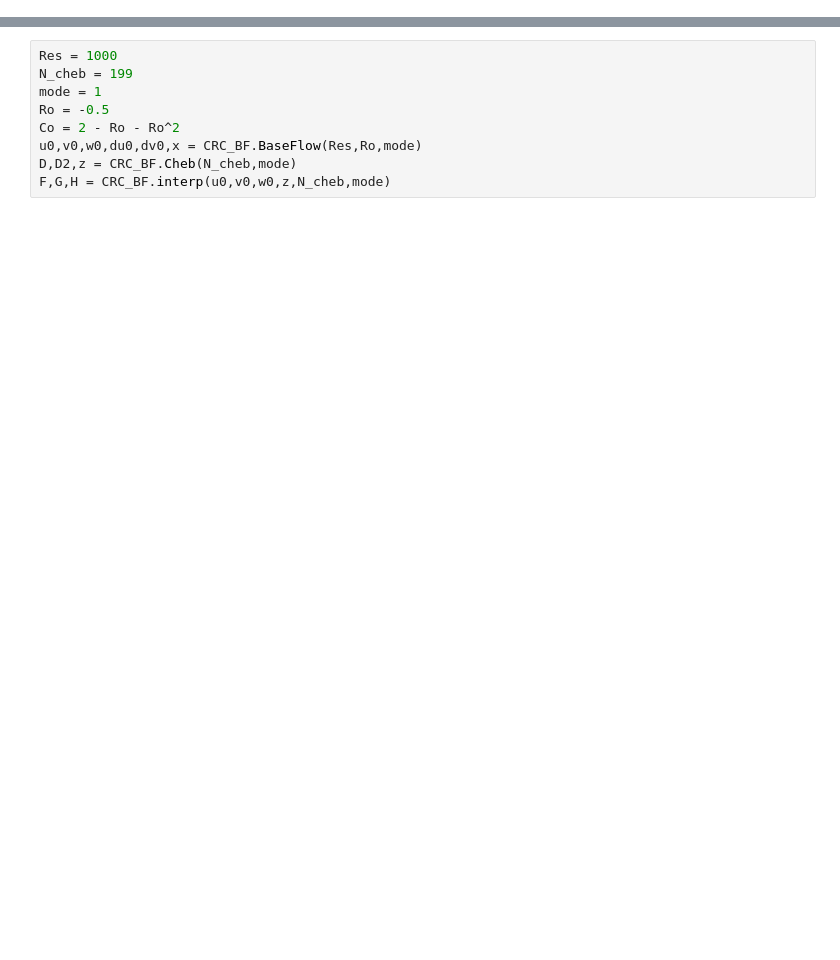
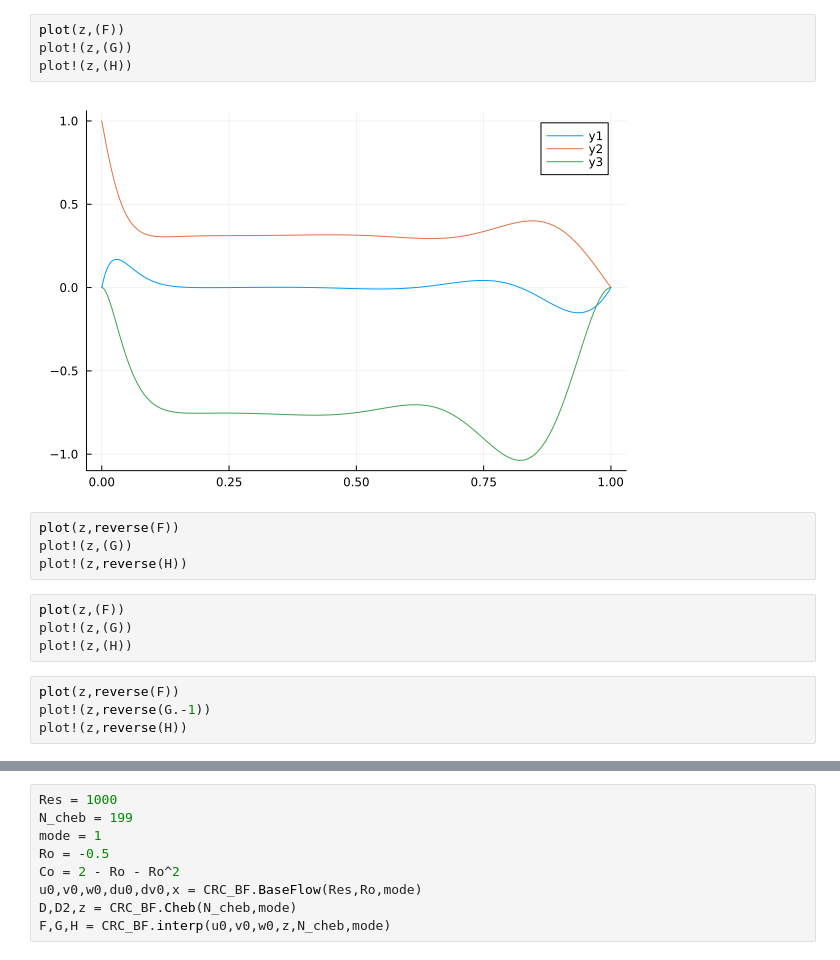
Before and after one commit to HaojieZhang917/compressible_bek, a Jupyter notebook: TwoDisk/stability.ipynb, the cells around one changed output, grey strips where cells are left out. Drawn from its saved outputs; the diff is of its cells as text; blank space fills up the shorter version.

```diff
--- a/TwoDisk/stability.ipynb
+++ b/TwoDisk/stability.ipynb
@@ -31,3 +59,21 @@ vel = eig_full(eigvec,N_cheb,1)
+# %%
+plot(z,(F))
+plot!(z,(G))
+plot!(z,(H))
+# %% [output]
+[figure, added]
+# %%
+plot(z,reverse(F))
+plot!(z,(G))
+plot!(z,reverse(H))
+# %%
+plot(z,(F))
+plot!(z,(G))
+plot!(z,(H))
+# %%
+plot(z,reverse(F))
+plot!(z,reverse(G.-1))
+plot!(z,reverse(H))
 # %%
 struct COF
         Ta :: Matrix{ComplexF64}
```
Also changed, not shown: parts of 15 cells of this notebook, 3 other files.
